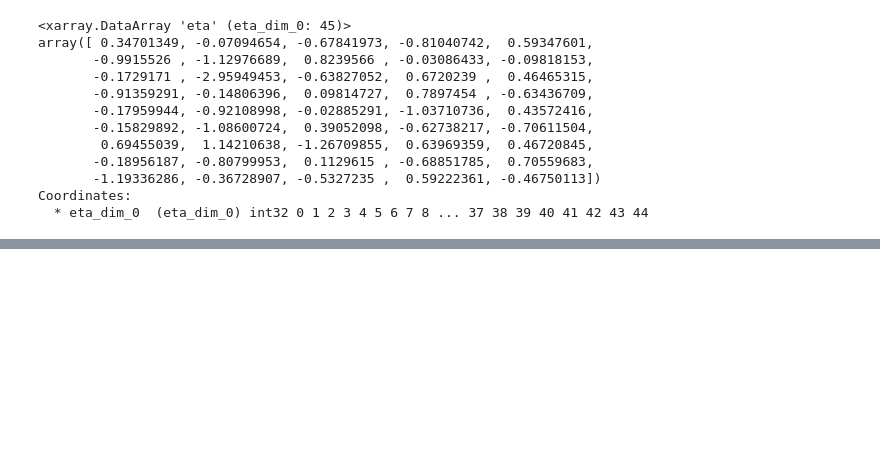
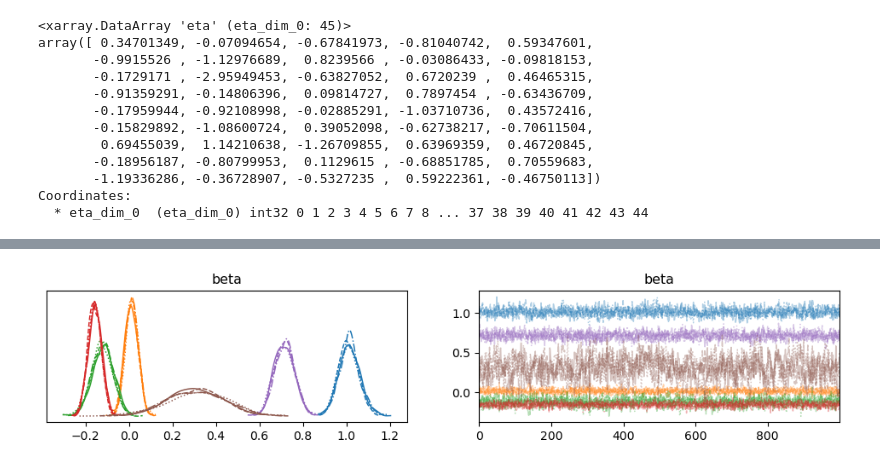
Before and after one commit to venanzjones/Bayesian_Project, a Jupyter notebook: main/Modello/plots.ipynb, the cells around one changed output, grey strips where cells are left out. Drawn from its saved outputs; the diff is of its cells as text; code cells hidden in the pictures; blank space fills up the shorter version.

```diff
--- a/main/Modello/plots.ipynb
+++ b/main/Modello/plots.ipynb
@@ -78,0 +59,6 @@ axes = az.plot_forest(p180,
+# %%
+az.plot_trace(p180, var_names = ['beta'])
+plt.savefig("myImagePDF.pdf", format="pdf", bbox_inches="tight")
+plt.show()
+# %% [output]
+[figure, added]
```
Also changed, not shown: parts of 7 cells of this notebook, 5 other files.
